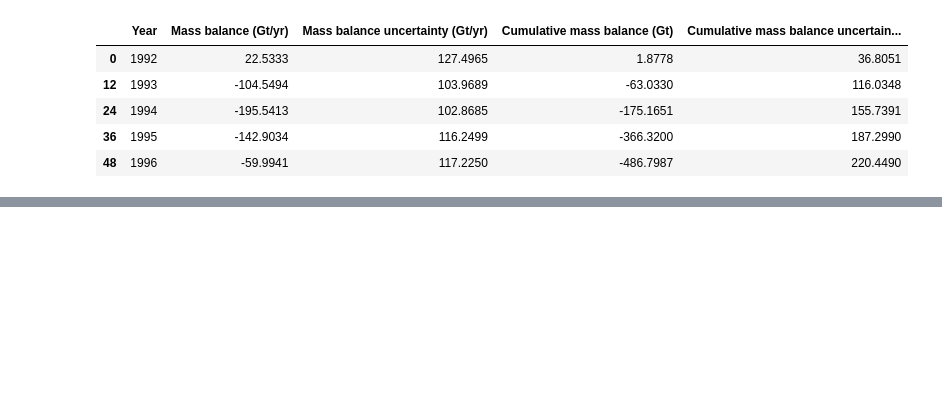
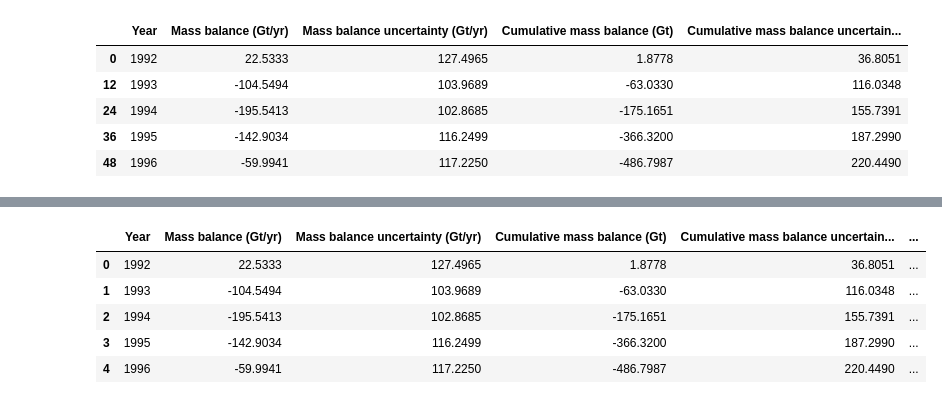
Before and after one commit to gauravpatil123/adv-projects-in-visualization, a Jupyter notebook: notebooks/project_main.ipynb, the cells around one changed output, grey strips where cells are left out. Saved outputs shown, nothing was run; the diff lists cells and outputs as text; code cells hidden in the pictures; blank space fills up the shorter version.

Commit message:
Added joined data for gt and mm ice sheets

```diff
--- a/notebooks/project_main.ipynb
+++ b/notebooks/project_main.ipynb
@@ -605,3 +605,14 @@ df_years_ice_sheets_all_mm.head(5)
 | 24 | 1994 | 0.54 | -0.29 | 0.49 | -0.43 |
 | 36 | 1995 | 0.40 | -0.32 | 1.02 | -0.52 |
 | 48 | 1996 | 0.17 | -0.33 | 1.35 | -0.61 |
+# %%
+df_years_ice_sheets_all_gt_mm = pd.merge(df_years_ice_sheets_all, df_years_ice_sheets_all_mm, how="left", on="Year")
+# %%
+df_years_ice_sheets_all_gt_mm.head(5)
+# %% [output]
+|  | Year | Mass balance (Gt/yr) | Mass balance uncertainty (Gt/yr) | Cumulative mass balance (Gt) | Cumulative mass balance uncertain... | ... |
+| 0 | 1992 | 22.5333 | 127.4965 | 1.8778 | 36.8051 | ... |
+| 1 | 1993 | -104.5494 | 103.9689 | -63.0330 | 116.0348 | ... |
+| 2 | 1994 | -195.5413 | 102.8685 | -175.1651 | 155.7391 | ... |
+| 3 | 1995 | -142.9034 | 116.2499 | -366.3200 | 187.2990 | ... |
+| 4 | 1996 | -59.9941 | 117.2250 | -486.7987 | 220.4490 | ... |
```
Also changed, not shown: parts of 1 cell of this notebook, 1 other file.
